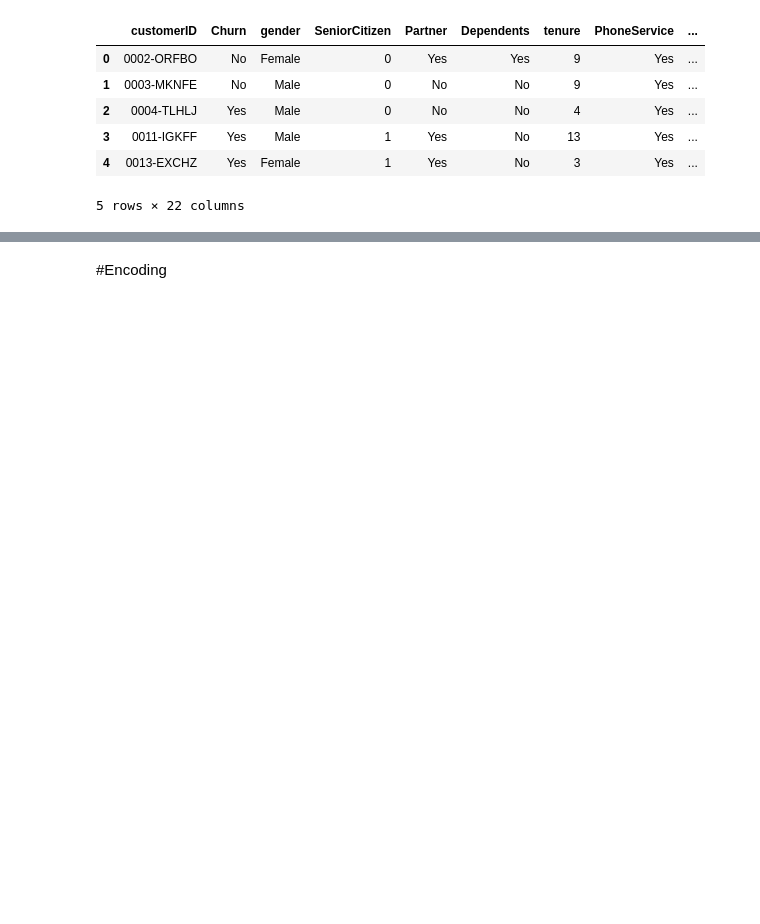
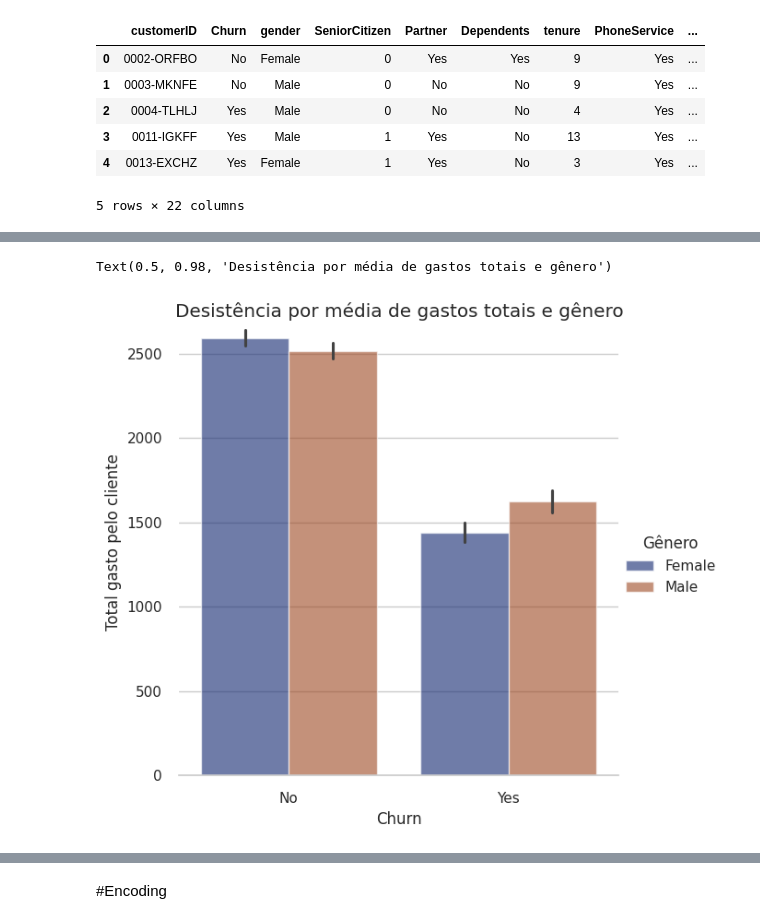
Before and after one commit to GuilhermeFernandez/TelecomX_2, a Jupyter notebook: TelecomX2.ipynb, the cells around one changed output, grey strips where cells are left out. Saved outputs shown, nothing was run; the diff lists cells and outputs as text; code cells hidden in the pictures; blank space fills up the shorter version.

```diff
--- a/TelecomX2.ipynb
+++ b/TelecomX2.ipynb
@@ -28,0 +50,15 @@ dados.head()
+# %%
+sns.set_theme(style="whitegrid")
+
+p = sns.catplot(
+    data=dados, kind="bar",
+    x="Churn", y="Charges.Total", hue="gender",
+    errorbar="se", palette="dark", alpha=.6, height=6
+)
+p.despine(left=True)
+p.set_axis_labels("Churn", "Total gasto pelo cliente")
+p.legend.set_title("Gênero")
+p.fig.suptitle("Desistência por média de gastos totais e gênero")
+# %% [output]
+Text(0.5, 0.98, 'Desistência por média de gastos totais e gênero')
+[figure, added]
```
Also changed, not shown: parts of 74 cells of this notebook.
